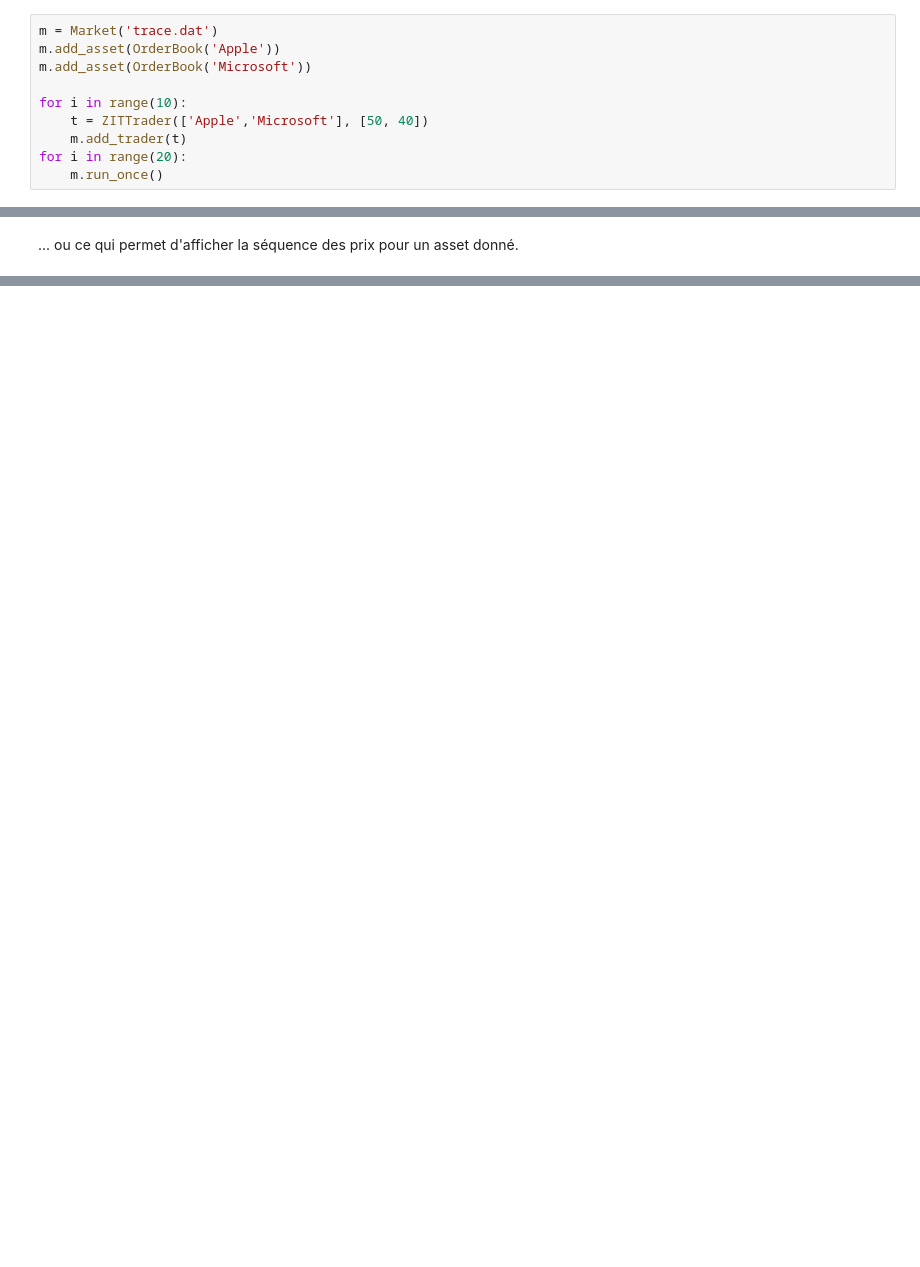
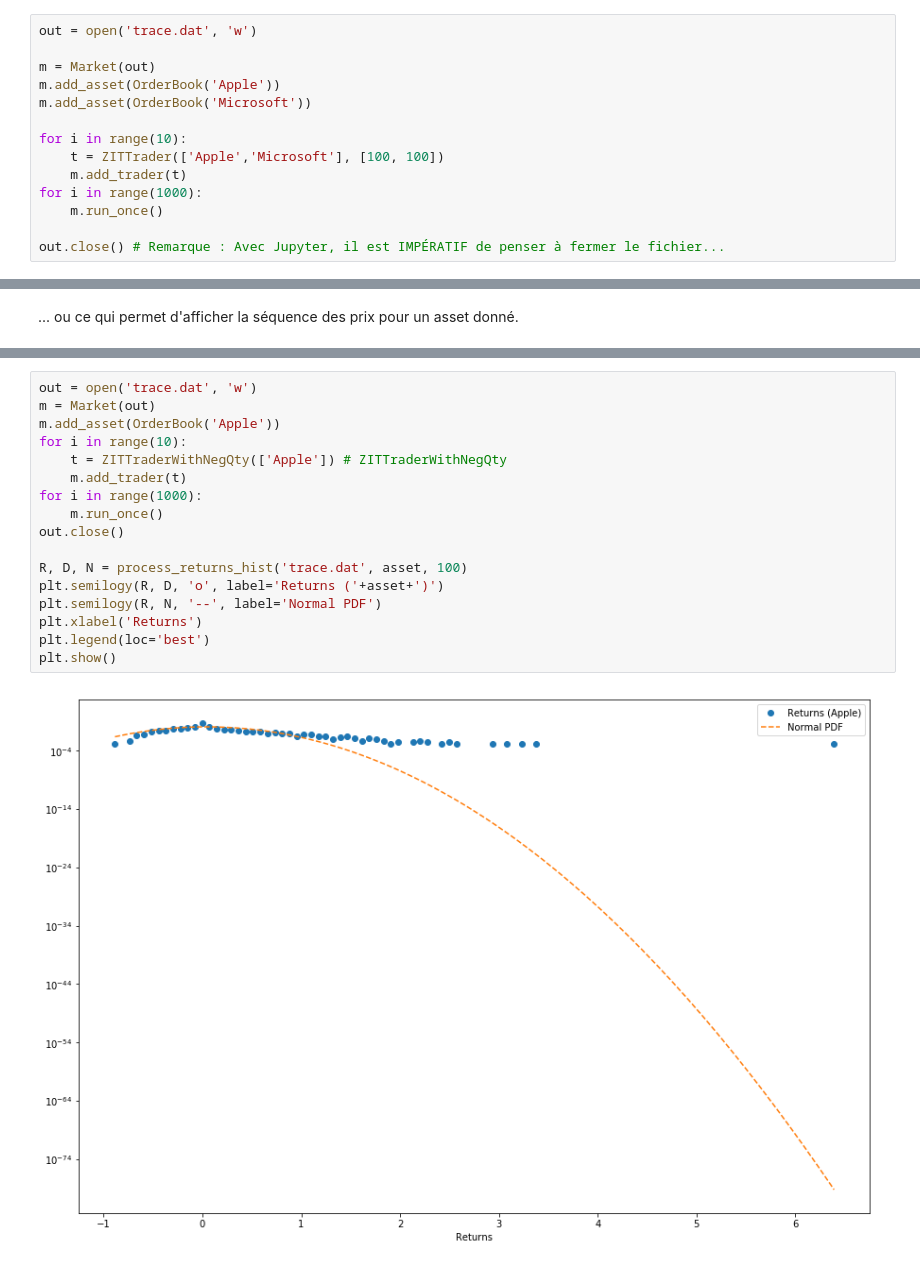
Before and after one commit to cristal-smac/atomPython, a Jupyter notebook: notebook.ipynb, the cells around one changed output, grey strips where cells are left out. Cells and saved outputs as stored; diff of their text form; blank space fills up the shorter version.

```diff
--- a/notebook.ipynb
+++ b/notebook.ipynb
@@ -17,12 +44,16 @@ for i in range(5):
 # %% [markdown]
 On peut faire la même chose en précisant dans quel fichier la trace doit être écrite...
 # %%
-m = Market('trace.dat')
+out = open('trace.dat', 'w')
+
+m = Market(out)
 m.add_asset(OrderBook('Apple'))
 m.add_asset(OrderBook('Microsoft'))
 
 for i in range(10):
-    t = ZITTrader(['Apple','Microsoft'], [50, 40])
+    t = ZITTrader(['Apple','Microsoft'], [100, 100])
     m.add_trader(t)
-for i in range(20):
+for i in range(1000):
     m.run_once()
+
+out.close() # Remarque : Avec Jupyter, il est IMPÉRATIF de penser à fermer le fichier...
@@ -50,0 +126,19 @@ plt.show()
+# %%
+out = open('trace.dat', 'w')
+m = Market(out)
+m.add_asset(OrderBook('Apple'))
+for i in range(10):
+    t = ZITTraderWithNegQty(['Apple']) # ZITTraderWithNegQty
+    m.add_trader(t)
+for i in range(1000):
+    m.run_once()
+out.close()
+
+R, D, N = process_returns_hist('trace.dat', asset, 100)
+plt.semilogy(R, D, 'o', label='Returns ('+asset+')')
+plt.semilogy(R, N, '--', label='Normal PDF')
+plt.xlabel('Returns')
+plt.legend(loc='best')
+plt.show()
+# %% [output]
+[figure, added]
```
Also changed, not shown: parts of 26 cells of this notebook, 3 other files.
